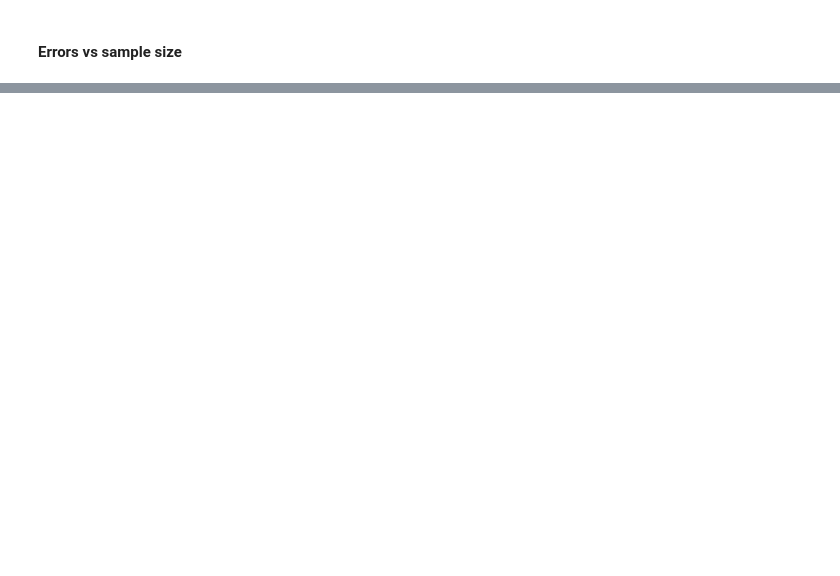
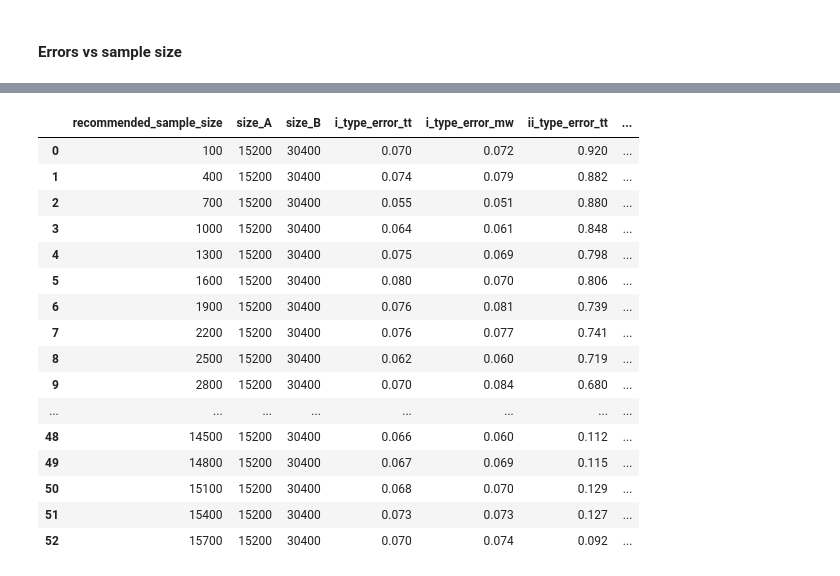
Before and after one commit to Fimochka/AB_benchmarks, a Jupyter notebook: Research2_stattests_benchmark/sandbox.ipynb, the cells around one changed output, grey strips where cells are left out. Cells and saved outputs as stored; diff of their text form; code cells hidden in the pictures; blank space fills up the shorter version.

```diff
--- a/Research2_stattests_benchmark/sandbox.ipynb
+++ b/Research2_stattests_benchmark/sandbox.ipynb
@@ -197,0 +205,27 @@ plt.show()
+# %%
+n_experiments = 1000
+coef = 2
+start = 100
+if sample_size < 2000:
+    step = 200
+elif sample_size >= 2000 and sample_size< 10000:
+    step = 200
+elif sample_size >= 10000 and sample_size< 30000:
+    step = 300
+else:
+    step=1000
+num=int(sample_size/step)+3
+
+sizes=np.arange(0,num)*step+start
+error_per_sample_size = []
+
+for size in sizes:
+    print(size)
+    i_type_error_tt, i_type_error_mw, i_type_wilcoxon, \
+    ii_type_error_tt, ii_type_error_mw, ii_type_wilcoxon = check_stat_errors(size_A=size,
+                                                                             size_B=size*coef,
+                                                                             n_experiments=n_experiments,
+                                                                             MDE=MDE)
+    error_per_sample_size.append([size, sample_size, sample_size*coef, i_type_error_tt, i_type_error_mw, \
+                                  i_type_wilcoxon, \
+        ii_type_error_tt, ii_type_error_mw, ii_type_wilcoxon])
@@ -197,0 +251,27 @@ plt.show()
+# %%
+res = pd.DataFrame(error_per_sample_size, columns = ['recommended_sample_size','size_A', 'size_B',
+                                                     'i_type_error_tt', 'i_type_error_mw', \
+                                  'i_type_wilcoxon', \
+                                    'ii_type_error_tt', 'ii_type_error_mw', \
+                                                     'ii_type_wilcoxon'] )
+res[['recommended_sample_size','size_A', 'size_B',
+                                                     'i_type_error_tt', 'i_type_error_mw', \
+                                    'ii_type_error_tt', 'ii_type_error_mw']]
+# %% [output]
+|  | recommended_sample_size | size_A | size_B | i_type_error_tt | i_type_error_mw | ii_type_error_tt | ... |
+| 0 | 100 | 15200 | 30400 | 0.070 | 0.072 | 0.920 | ... |
+| 1 | 400 | 15200 | 30400 | 0.074 | 0.079 | 0.882 | ... |
+| 2 | 700 | 15200 | 30400 | 0.055 | 0.051 | 0.880 | ... |
+| 3 | 1000 | 15200 | 30400 | 0.064 | 0.061 | 0.848 | ... |
+| 4 | 1300 | 15200 | 30400 | 0.075 | 0.069 | 0.798 | ... |
+| 5 | 1600 | 15200 | 30400 | 0.080 | 0.070 | 0.806 | ... |
+| 6 | 1900 | 15200 | 30400 | 0.076 | 0.081 | 0.739 | ... |
+| 7 | 2200 | 15200 | 30400 | 0.076 | 0.077 | 0.741 | ... |
+| 8 | 2500 | 15200 | 30400 | 0.062 | 0.060 | 0.719 | ... |
+| 9 | 2800 | 15200 | 30400 | 0.070 | 0.084 | 0.680 | ... |
+| ... | ... | ... | ... | ... | ... | ... | ... |
+| 48 | 14500 | 15200 | 30400 | 0.066 | 0.060 | 0.112 | ... |
+| 49 | 14800 | 15200 | 30400 | 0.067 | 0.069 | 0.115 | ... |
+| 50 | 15100 | 15200 | 30400 | 0.068 | 0.070 | 0.129 | ... |
+| 51 | 15400 | 15200 | 30400 | 0.073 | 0.073 | 0.127 | ... |
+| 52 | 15700 | 15200 | 30400 | 0.070 | 0.074 | 0.092 | ... |
```
Also changed, not shown: parts of 10 cells of this notebook.
